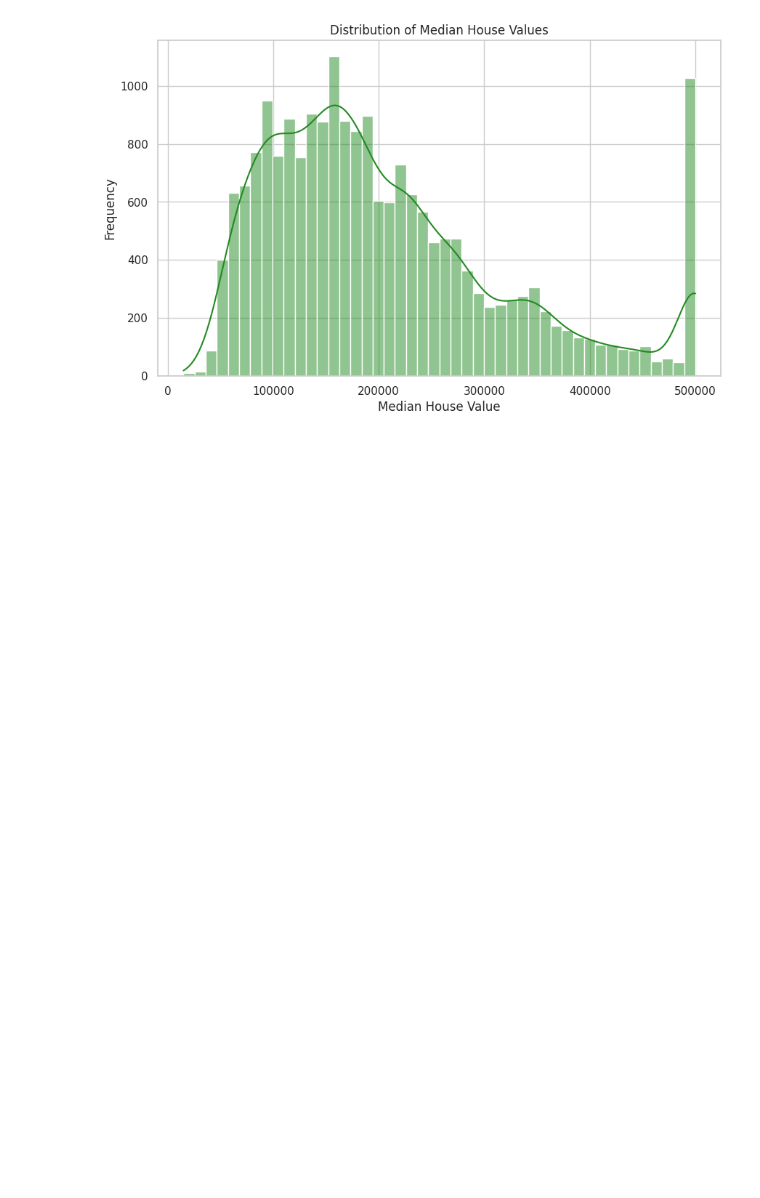
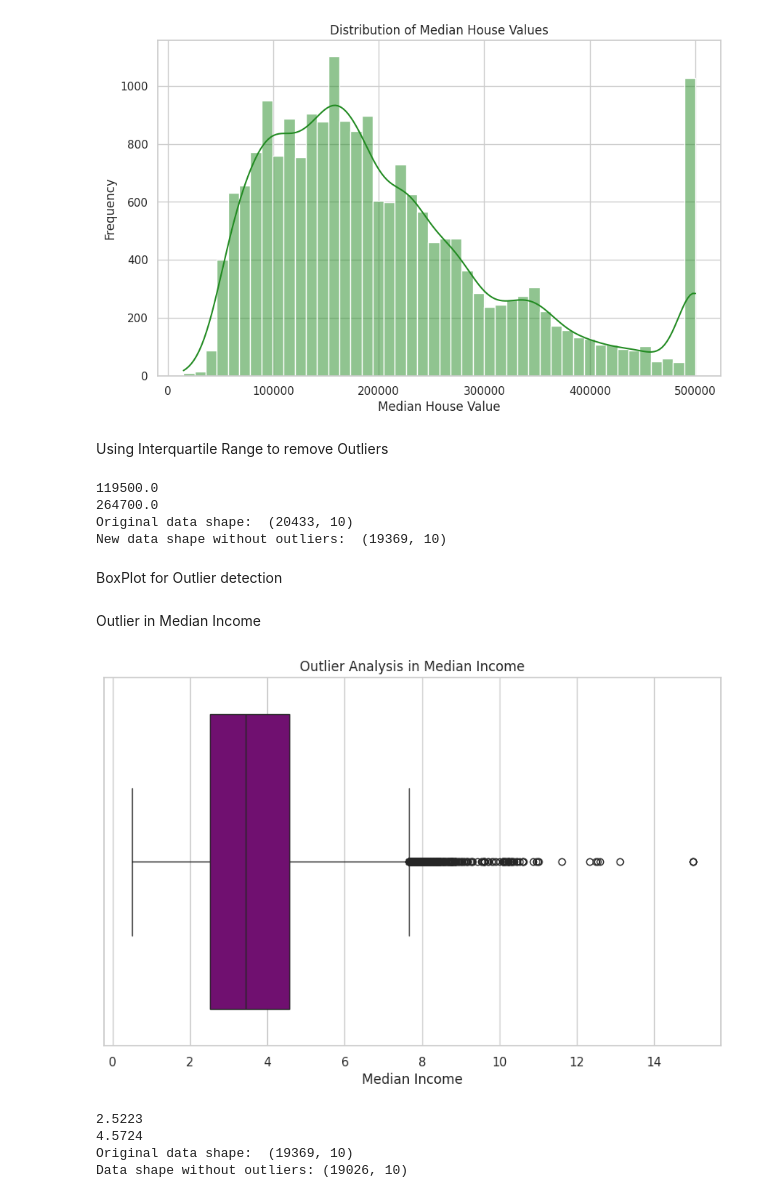
Before and after one commit to LoydNgei/ML, a Jupyter notebook: case_study.ipynb, the cells around one changed output. Drawn from its saved outputs; the diff is of its cells as text; code cells hidden in the pictures; blank space fills up the shorter version.

```diff
--- a/case_study.ipynb
+++ b/case_study.ipynb
@@ -136,3 +136,72 @@ plt.show()
 # %% [output]
 Matplotlib is building the font cache; this may take a moment.
 [figure]
+# %% [markdown]
+Using Interquartile Range to remove Outliers
+# %%
+# Assuing data is yourDataFrame and median_house_value is the column of interest
+
+Q1 = data_cleaned['median_house_value'].quantile(0.25)
+print(Q1)
+Q3 = data_cleaned['median_house_value'].quantile(0.75)
+print(Q3)
+
+# InterQuartile Range
+
+IQR = Q3 - Q1
+
+# Define the bounds for the outliers
+
+lower_bound = Q1 - 1.5 * IQR
+upper_bound = Q3 + 1.5 * IQR
+
+# Remove outliers
+data_no_outliers_1 = data_cleaned[(data_cleaned['median_house_value'] >= lower_bound) & (data_cleaned['median_house_value'] <= upper_bound)]
+
+# Check the shape of the data before and after removal of outliers
+print("Original data shape: ", data_cleaned.shape)
+print("New data shape without outliers: ", data_no_outliers_1.shape)
+# %% [output]
+119500.0
+264700.0
+Original data shape:  (20433, 10)
+New data shape without outliers:  (19369, 10)
+# %% [markdown]
+BoxPlot for Outlier detection
+# %% [markdown]
+Outlier in Median Income
+# %%
+plt.figure(figsize=(10, 6))
+sns.boxplot(x=data_no_outliers_1['median_income'], color='purple')
+plt.title('Outlier Analysis in Median Income')
+plt.xlabel('Median Income')
+plt.show()
+# %% [output]
+[figure, added]
+# %%
+Q1 = data_no_outliers_1["median_income"].quantile(0.25)
+print(Q1)
+Q3 = data_no_outliers_1["median_income"].quantile(0.75)
+print(Q3)
+
+# InterQuartile Range
+
+IQR = Q3 - Q1
+
+# Get the bounds
+
+lower_bound = Q1 - 1.5 * IQR
+upper_bound = Q3 + 1.5 * IQR
+
+# Remove Outliers
+data_no_outliers_2 = data_no_outliers_1[(data_no_outliers_1["median_income"] >= lower_bound) & (data_no_outliers_1["median_income"] <= upper_bound)]
+
+# Check the shape of the data before and after removal of outliers
+
+print("Original data shape: ", data_no_outliers_1.shape)
+print("Data shape without outliers:", data_no_outliers_2.shape)
+# %% [output]
+2.5223
+4.5724
+Original data shape:  (19369, 10)
+Data shape without outliers: (19026, 10)
```
Also changed, not shown: parts of 3 cells of this notebook.
